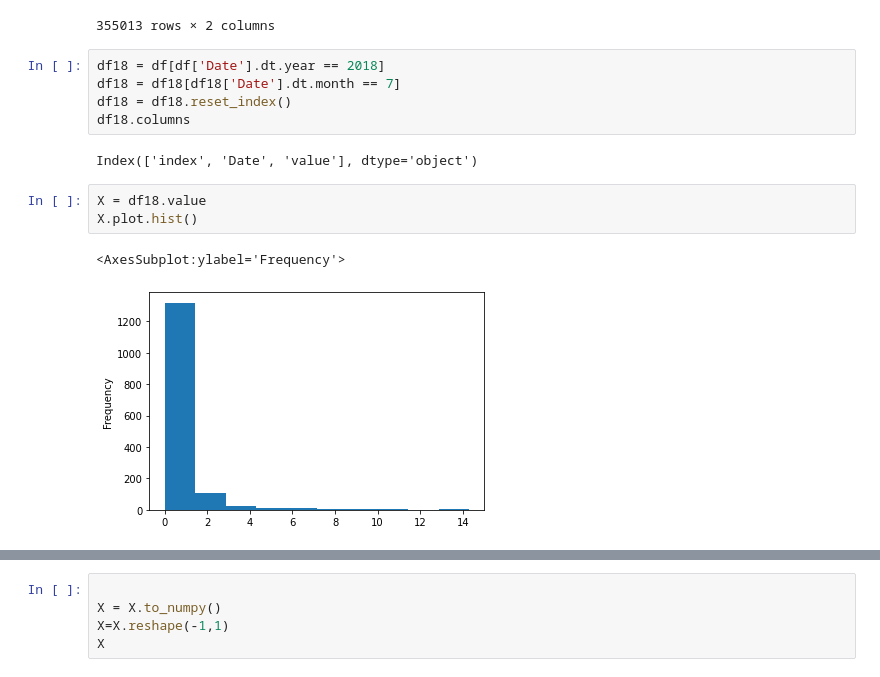
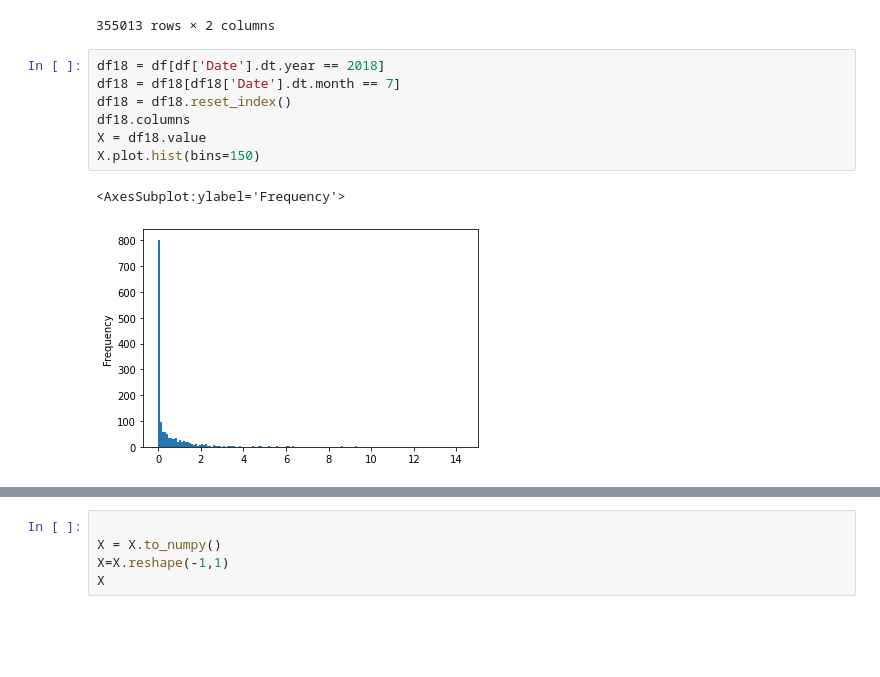
Before and after one commit to algoasylum/SatelliteImageAnalysis, a Jupyter notebook: Precipitation_Analysis/gmm.ipynb, the cells around one changed output, grey strips where cells are left out. Drawn from its saved outputs; the diff is of its cells as text; blank space fills up the shorter version.

```diff
--- a/Precipitation_Analysis/gmm.ipynb
+++ b/Precipitation_Analysis/gmm.ipynb
@@ -33,13 +33,10 @@ df
 # %%
 df18 = df[df['Date'].dt.year == 2018]
 df18 = df18[df18['Date'].dt.month == 7]
 df18 = df18.reset_index()
 df18.columns
+X = df18.value
+X.plot.hist(bins=150)
 # %% [output]
-Index(['index', 'Date', 'value'], dtype='object')
+<AxesSubplot:ylabel='Frequency'>
+[figure, added]
-# %%
-X = df18.value
-X.plot.hist()
-# %% [output]
-<AxesSubplot:ylabel='Frequency'>
-[figure, removed]
```
Also changed, not shown: parts of 4 cells of this notebook, 1 other file.
